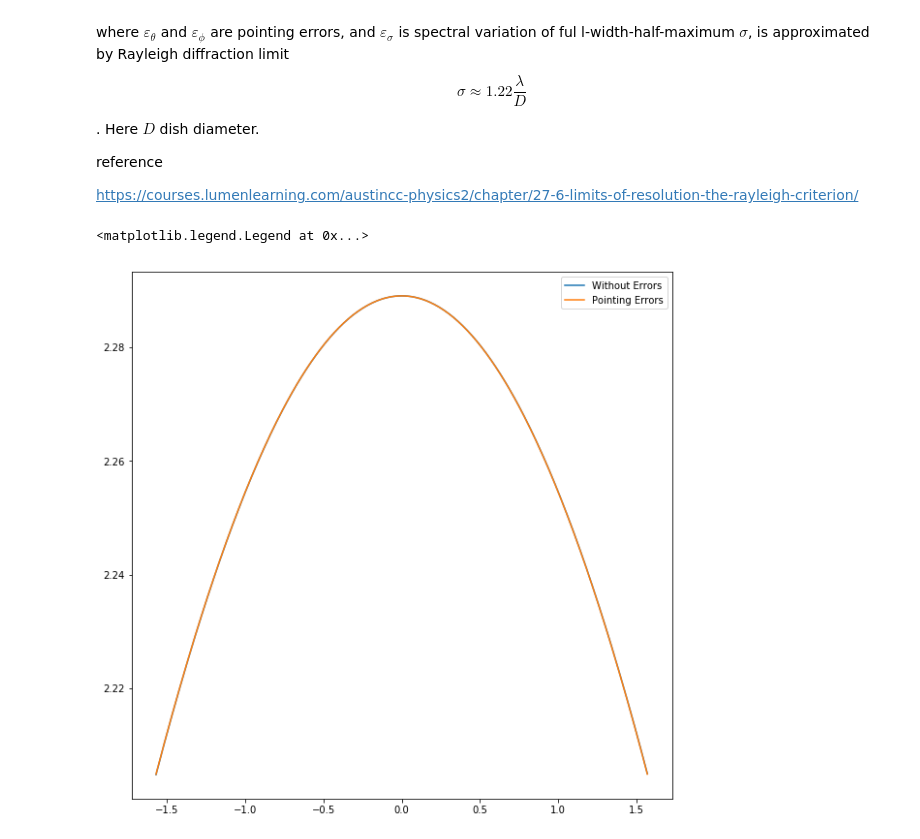
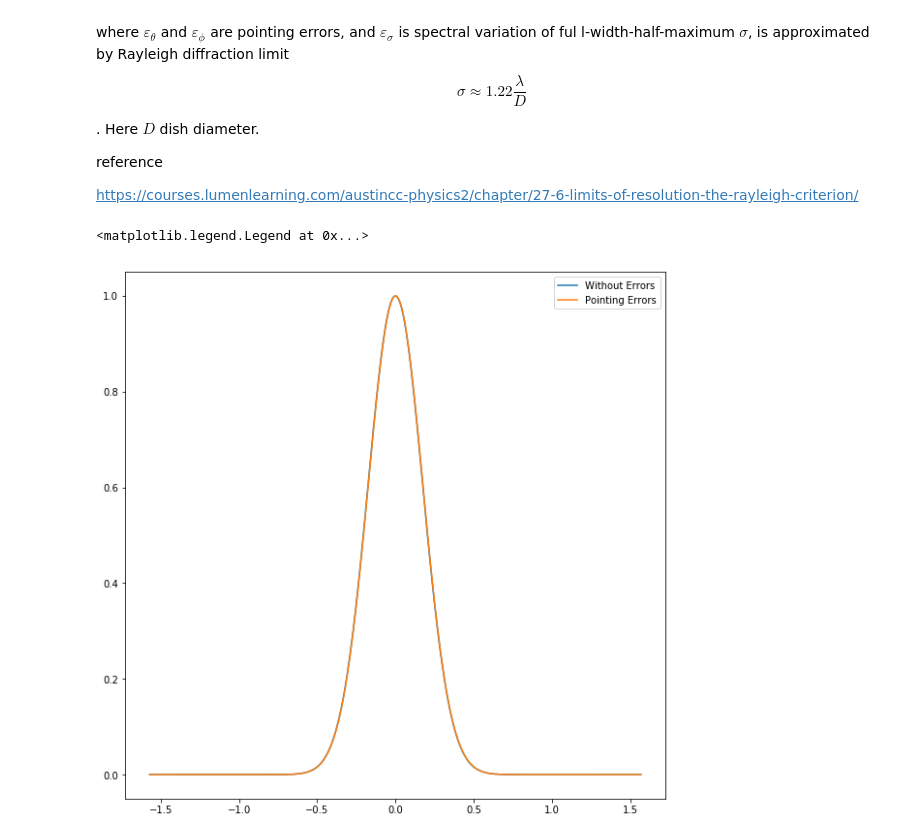
Before and after one commit to UKZN-Astronomy/hera_corrcal, a Jupyter notebook: Beam Simulator.ipynb, the cells around one changed output. Drawn from its saved outputs; the diff is of its cells as text; code cells hidden in the pictures.

```diff
--- a/Beam Simulator.ipynb
+++ b/Beam Simulator.ipynb
@@ -62,26 +38,29 @@ def sigma_func(d,freq_i):
 # %%
 #1d Gaussain with and without beam size and point errors
+
+freq_mid = 150e6
+sigma_fwhm = beam_simulator.sigma_func(14.0,freq_mid)
 
 theta, phi = np.arange(-np.pi/2.0,np.pi/2.0,0.01),np.arange(-np.pi,np.pi,0.1)
 
 e_theta,e_phi = np.random.normal(0.0,np.deg2rad(0.2)), np.random.normal(0.0,np.deg2rad(0.2))
 sigma_err = np.random.normal(0.0,np.deg2rad(0.2)) # 0.1 degree
 
-gaussian = [gaussian_beam(theta[i],0.0,sigma_fwhm,0.0,0.0,0.0) for i in range(len(theta))]
-gaussian_beam_pt_errors = [gaussian_beam(theta[theta_j],0.0,sigma_fwhm,e_theta,0.0,0.0) for theta_j in range(len(theta))]
-gaussian_beam_sigma_errors = [gaussian_beam(theta[theta_j],0.0,sigma_fwhm,0.0,0.0,sigma_err) for theta_j in range(len(theta))]
-gaussian_beam_pt_sigma_errors = [gaussian_beam(theta[theta_j],0.0,sigma_fwhm,e_theta,0.0,sigma_err) for theta_j in range(len(theta))]
+gaussian = [beam_simulator.gaussian_beam(theta[i],0.0,sigma_fwhm,0.0,0.0,0.0) for i in range(len(theta))]
+gaussian_beam_pt_errors = [beam_simulator.gaussian_beam(theta[theta_j],0.0,sigma_fwhm,e_theta,0.0,0.0) for theta_j in range(len(theta))]
+gaussian_beam_sigma_errors = [beam_simulator.gaussian_beam(theta[theta_j],0.0,sigma_fwhm,0.0,0.0,sigma_err) for theta_j in range(len(theta))]
+gaussian_beam_pt_sigma_errors = [beam_simulator.gaussian_beam(theta[theta_j],0.0,sigma_fwhm,e_theta,0.0,sigma_err) for theta_j in range(len(theta))]
 
 
 plt.figure(figsize=(10,10))
 plt.plot(theta,gaussian,label='Without Errors')
 plt.plot(theta,gaussian_beam_pt_errors,label='Pointing Errors')
 #plt.plot(theta,gaussian_beam_sigma_errors,label='Beam Size Errors')
 #plt.plot(theta,gaussian_beam_sigma_errors,label='Beam Size & Pointing Errors')
 plt.legend(loc='best')
 # %% [output]
 <matplotlib.legend.Legend at 0x...>
-[figure, old version]
+[figure, new version]
 # %%
 plt.figure(figsize=(10,10))
 plt.plot(theta,gaussian,label='Without Errors')
```
Also changed, not shown: parts of 16 cells of this notebook, 3 other files.
